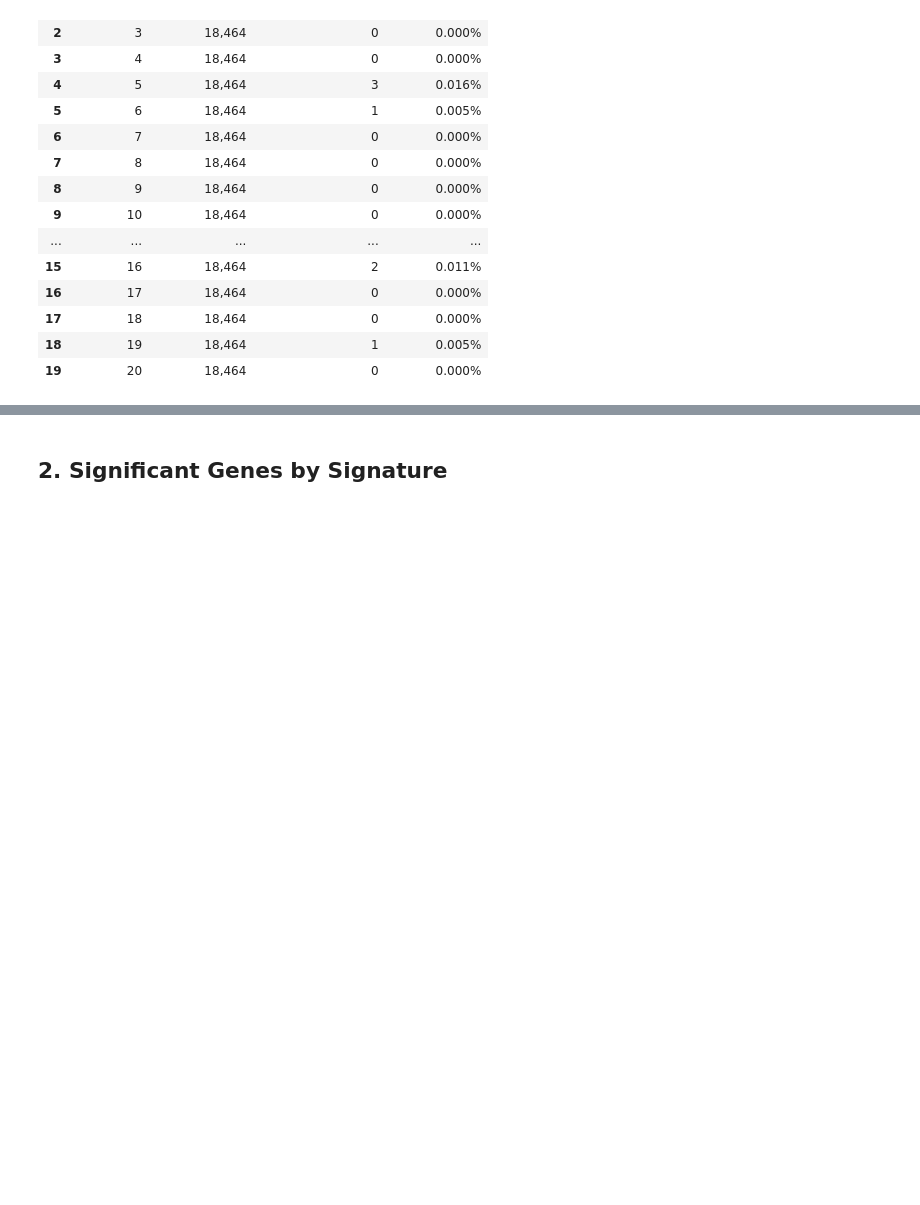
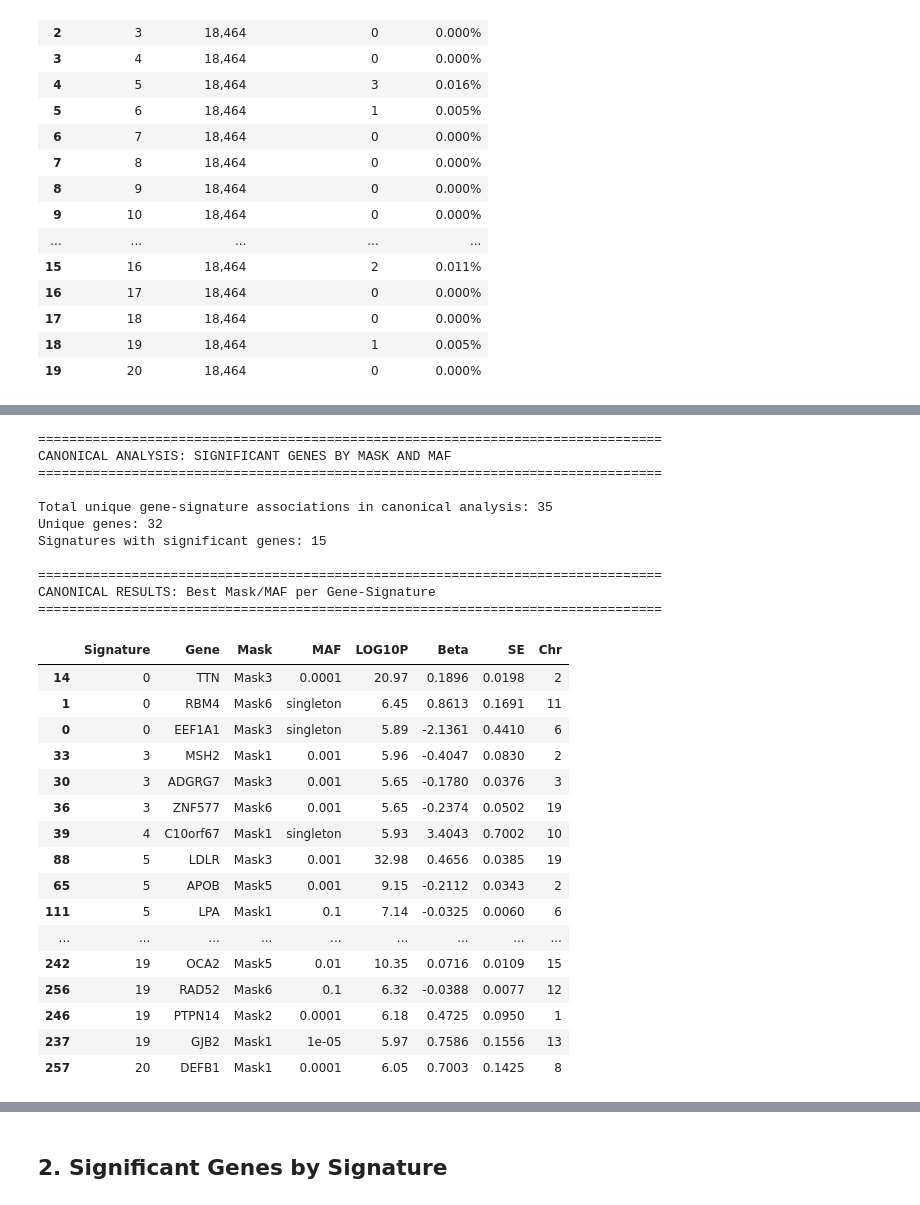
Before and after one commit to surbut/aladynoulli2, a Jupyter notebook: pyScripts/new_oct_revision/new_notebooks/reviewer_responses/notebooks/R1/R1_Genetic_Validation_Gene_Based_RVAS.ipynb, the cells around one changed output, grey strips where cells are left out. Saved outputs shown, nothing was run; the diff lists cells and outputs as text; code cells hidden in the pictures; blank space fills up the shorter version.

```diff
--- a/pyScripts/new_oct_revision/new_notebooks/reviewer_responses/notebooks/R1/R1_Genetic_Validation_Gene_Based_RVAS.ipynb
+++ b/pyScripts/new_oct_revision/new_notebooks/reviewer_responses/notebooks/R1/R1_Genetic_Validation_Gene_Based_RVAS.ipynb
@@ -109,0 +141,69 @@ SUMMARY BY SIGNATURE
+# %%
+# Analyze canonical results
+print("="*80)
+print("CANONICAL ANALYSIS: SIGNIFICANT GENES BY MASK AND MAF")
+print("="*80)
+
+# Create a summary of canonical results
+canonical_summary = canonical_df.groupby(['SIG', 'SYMBOL', 'Mask', 'MAF']).agg({
+    'LOG10P': 'max',
+    'BETA': 'first',
+    'SE': 'first',
+    'CHROM': 'first',
+    'GENPOS': 'first'
+}).reset_index()
+
+# Get best result per gene-signature combination (across all masks/MAF)
+canonical_best = canonical_summary.loc[
+    canonical_summary.groupby(['SIG', 'SYMBOL'])['LOG10P'].idxmax()
+].copy()
+
+# Sort by signature and significance
+canonical_best = canonical_best.sort_values(['SIG', 'LOG10P'], ascending=[True, False])
+
+print(f"\nTotal unique gene-signature associations in canonical analysis: {len(canonical_best)}")
+print(f"Unique genes: {canonical_best['SYMBOL'].nunique()}")
+print(f"Signatures with significant genes: {canonical_best['SIG'].nunique()}")
+
+# Display canonical results
+print("\n" + "="*80)
+print("CANONICAL RESULTS: Best Mask/MAF per Gene-Signature")
+print("="*80)
+
+display_cols = ['SIG', 'SYMBOL', 'Mask', 'MAF', 'LOG10P', 'BETA', 'SE', 'CHROM']
+display_canonical = canonical_best[display_cols].copy()
+display_canonical['LOG10P'] = display_canonical['LOG10P'].apply(lambda x: f"{x:.2f}")
+display_canonical['BETA'] = display_canonical['BETA'].apply(lambda x: f"{x:.4f}")
+display_canonical['SE'] = display_canonical['SE'].apply(lambda x: f"{x:.4f}")
+display_canonical.columns = ['Signature', 'Gene', 'Mask', 'MAF', 'LOG10P', 'Beta', 'SE', 'Chr']
+
+display(display_canonical)
+# %% [output]
+================================================================================
+CANONICAL ANALYSIS: SIGNIFICANT GENES BY MASK AND MAF
+================================================================================
+
+Total unique gene-signature associations in canonical analysis: 35
+Unique genes: 32
+Signatures with significant genes: 15
+
+================================================================================
+CANONICAL RESULTS: Best Mask/MAF per Gene-Signature
+================================================================================
+|  | Signature | Gene | Mask | MAF | LOG10P | Beta | SE | Chr |
+| 14 | 0 | TTN | Mask3 | 0.0001 | 20.97 | 0.1896 | 0.0198 | 2 |
+| 1 | 0 | RBM4 | Mask6 | singleton | 6.45 | 0.8613 | 0.1691 | 11 |
+| 0 | 0 | EEF1A1 | Mask3 | singleton | 5.89 | -2.1361 | 0.4410 | 6 |
+| 33 | 3 | MSH2 | Mask1 | 0.001 | 5.96 | -0.4047 | 0.0830 | 2 |
+| 30 | 3 | ADGRG7 | Mask3 | 0.001 | 5.65 | -0.1780 | 0.0376 | 3 |
+| 36 | 3 | ZNF577 | Mask6 | 0.001 | 5.65 | -0.2374 | 0.0502 | 19 |
+| 39 | 4 | C10orf67 | Mask1 | singleton | 5.93 | 3.4043 | 0.7002 | 10 |
+| 88 | 5 | LDLR | Mask3 | 0.001 | 32.98 | 0.4656 | 0.0385 | 19 |
+| 65 | 5 | APOB | Mask5 | 0.001 | 9.15 | -0.2112 | 0.0343 | 2 |
+| 111 | 5 | LPA | Mask1 | 0.1 | 7.14 | -0.0325 | 0.0060 | 6 |
+| ... | ... | ... | ... | ... | ... | ... | ... | ... |
+| 242 | 19 | OCA2 | Mask5 | 0.01 | 10.35 | 0.0716 | 0.0109 | 15 |
+| 256 | 19 | RAD52 | Mask6 | 0.1 | 6.32 | -0.0388 | 0.0077 | 12 |
+| 246 | 19 | PTPN14 | Mask2 | 0.0001 | 6.18 | 0.4725 | 0.0950 | 1 |
+| 237 | 19 | GJB2 | Mask1 | 1e-05 | 5.97 | 0.7586 | 0.1556 | 13 |
+| 257 | 20 | DEFB1 | Mask1 | 0.0001 | 6.05 | 0.7003 | 0.1425 | 8 |
```
Also changed, not shown: parts of 8 cells of this notebook, 1 other file.
